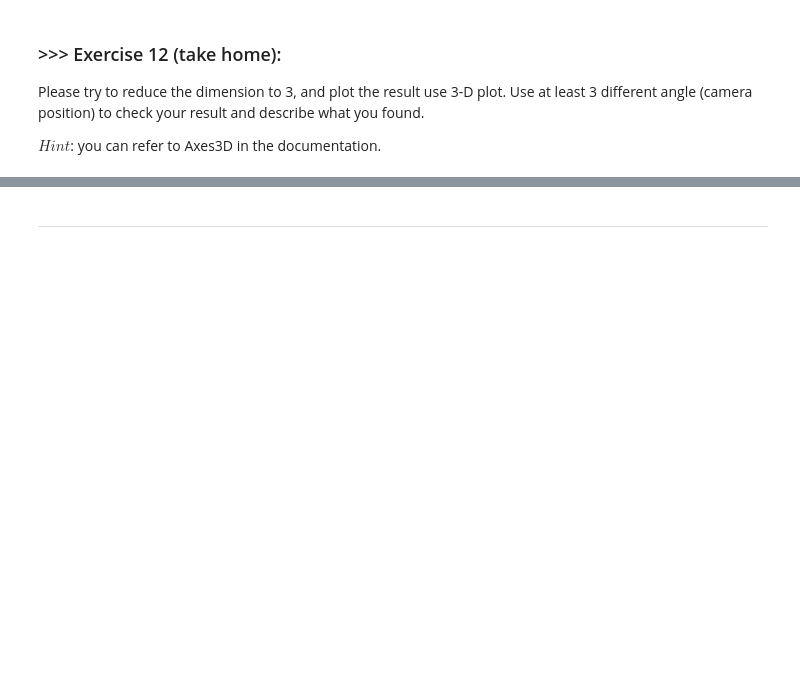
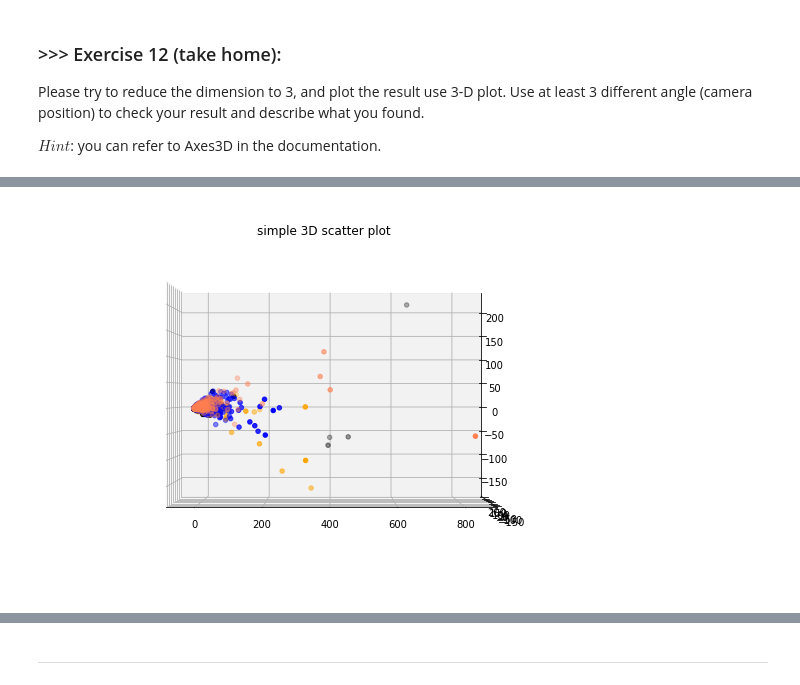
Before and after one commit to YiChiChao/DM2022-Lab1-Master, a Jupyter notebook: DM2022-Lab1-Master.ipynb, the cells around one changed output, grey strips where cells are left out. Saved outputs shown, nothing was run; the diff lists cells and outputs as text; code cells hidden in the pictures; blank space fills up the shorter version.

```diff
--- a/DM2022-Lab1-Master.ipynb
+++ b/DM2022-Lab1-Master.ipynb
@@ -1319,0 +1354,22 @@ $Hint$: you can refer to Axes3D in the documentation.
+# %%
+# Creating figure
+import matplotlib.pyplot as plt
+from mpl_toolkits.mplot3d import Axes3D
+ax = Axes3D(fig)
+fig = plt.figure(figsize = (10, 7))
+ax = plt.axes(projection ="3d")
+
+
+for c, category in zip(col, categories):
+    xs = X_reduced_3[X['category_name'] == category].T[0]
+    ys = X_reduced_3[X['category_name'] == category].T[1]
+    zs = X_reduced_3[X['category_name'] == category].T[2]
+    ax.scatter3D(xs, ys, zs, color = c)
+
+# Creating plot
+
+plt.title("simple 3D scatter plot")
+ax.view_init(elev=0, azim=-90)#YZ
+ax = plt.show()
+# %% [output]
+[figure, added]
```
Also changed, not shown: parts of 14 cells of this notebook.
